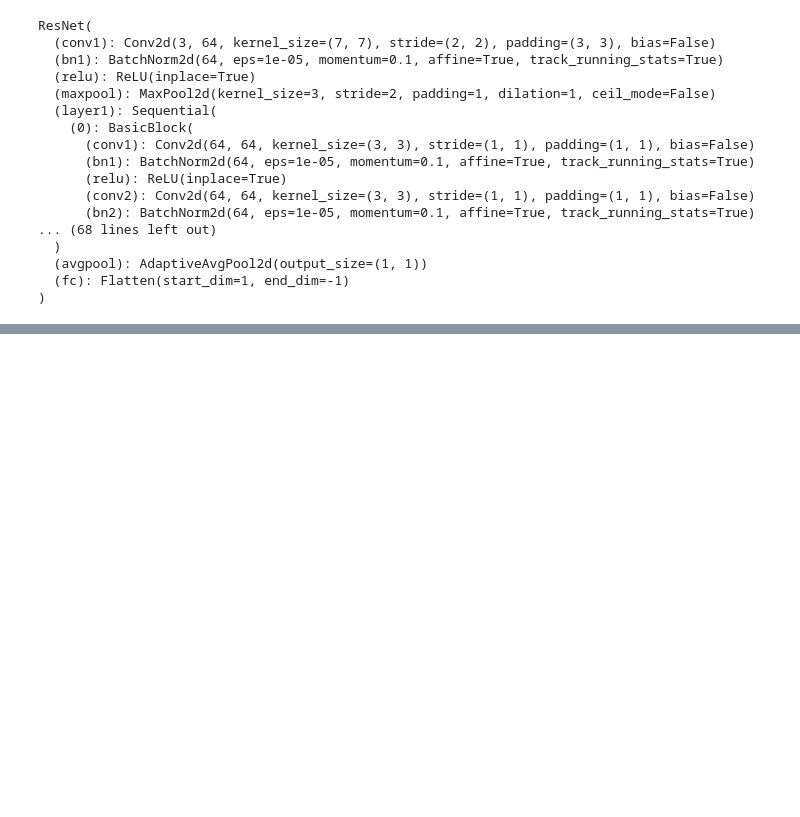
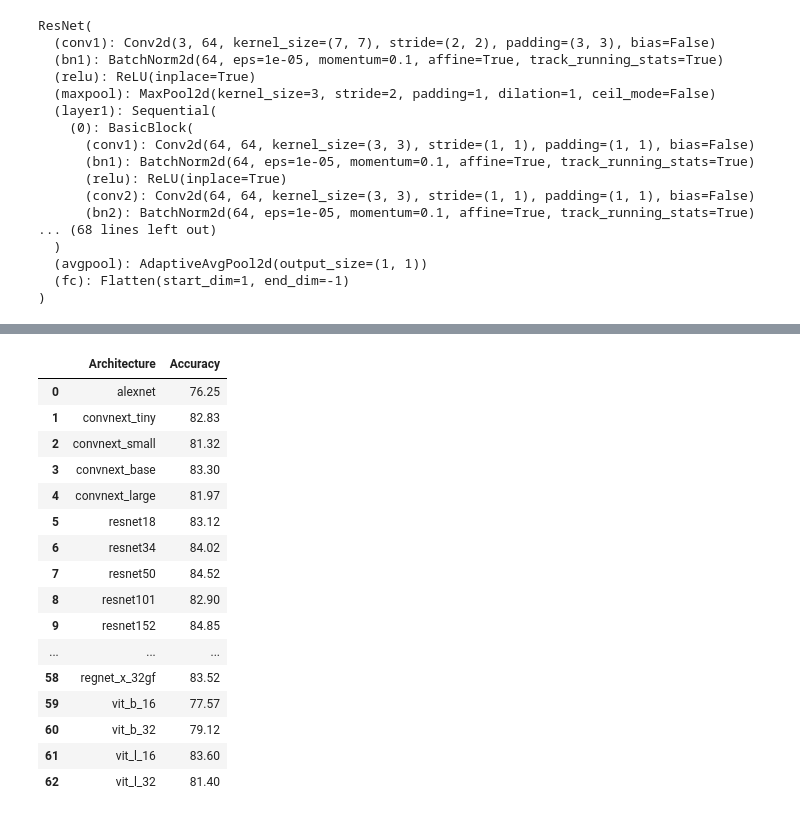
Before and after one commit to lnowakow/easy-few-shot-learning, a Jupyter notebook: notebooks/spag_few_shot_learning_v1.ipynb, the cells around one changed output, grey strips where cells are left out. Saved outputs shown, nothing was run; the diff lists cells and outputs as text; code cells hidden in the pictures; blank space fills up the shorter version.

```diff
--- a/notebooks/spag_few_shot_learning_v1.ipynb
+++ b/notebooks/spag_few_shot_learning_v1.ipynb
@@ -212,7 +195,7 @@ def evaluate_on_one_task(
     ).sum().item(), len(query_labels)
 
 
-def evaluate(data_loader: DataLoader):
+def evaluate(data_loader: DataLoader, name):
     # We'll count everything and compute the ratio at the end
     total_predictions = 0
     correct_predictions = 0
@@ -236,9 +219,22 @@ def evaluate(data_loader: DataLoader):
             total_predictions += total
             correct_predictions += correct
 
+    accuracy = round((100 * correct_predictions/total_predictions), 2)
+
     print(
-        f"Model tested on {len(data_loader)} tasks. Accuracy: {(100 * correct_predictions/total_predictions):.2f}%"
+        f"{name} tested on {len(data_loader)} tasks. Accuracy: {(100 * correct_predictions/total_predictions):.2f}%"
     )
 
+    return accuracy
 
-evaluate(test_loader)
+#evaluate(test_loader)
+# %%
+names = []
+outputs = []
+for name in models.__dict__:
+    names.append(name)
+    outputs.append(100*round(random(),4))
+
+
+print(names)
+print(outputs)
@@ -244,0 +244,20 @@ evaluate(test_loader)
+# %%
+import pandas as pd
+
+names = []
+outputs = []
+
+for name in models.__dict__:
+    try:
+        arch = models.__dict__[name](pretrained=True)
+        arch.fc = nn.Flatten()
+        model = PrototypicalNetworks(arch).cuda()
+        output = evaluate(test_loader, name)
+        names.append(name)
+        outputs.append(output)
+    except:
+        print("failed: Not a model")
+
+results = {'Architecture':names, 'Accuracy':outputs}
+df = pd.DataFrame(results)
+print(df)
@@ -244,0 +291,21 @@ evaluate(test_loader)
+# %%
+pd.set_option('display.max_rows', None)
+df
+# %% [output]
+|  | Architecture | Accuracy |
+| 0 | alexnet | 76.25 |
+| 1 | convnext_tiny | 82.83 |
+| 2 | convnext_small | 81.32 |
+| 3 | convnext_base | 83.30 |
+| 4 | convnext_large | 81.97 |
+| 5 | resnet18 | 83.12 |
+| 6 | resnet34 | 84.02 |
+| 7 | resnet50 | 84.52 |
+| 8 | resnet101 | 82.90 |
+| 9 | resnet152 | 84.85 |
+| ... | ... | ... |
+| 58 | regnet_x_32gf | 83.52 |
+| 59 | vit_b_16 | 77.57 |
+| 60 | vit_b_32 | 79.12 |
+| 61 | vit_l_16 | 83.60 |
+| 62 | vit_l_32 | 81.40 |
```
Also changed, not shown: parts of 16 cells of this notebook, 6 other files.
